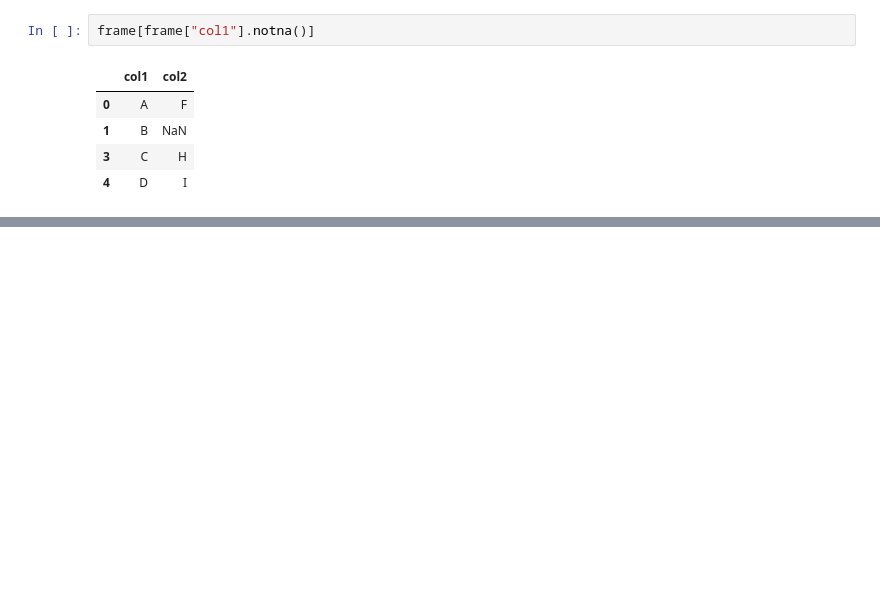
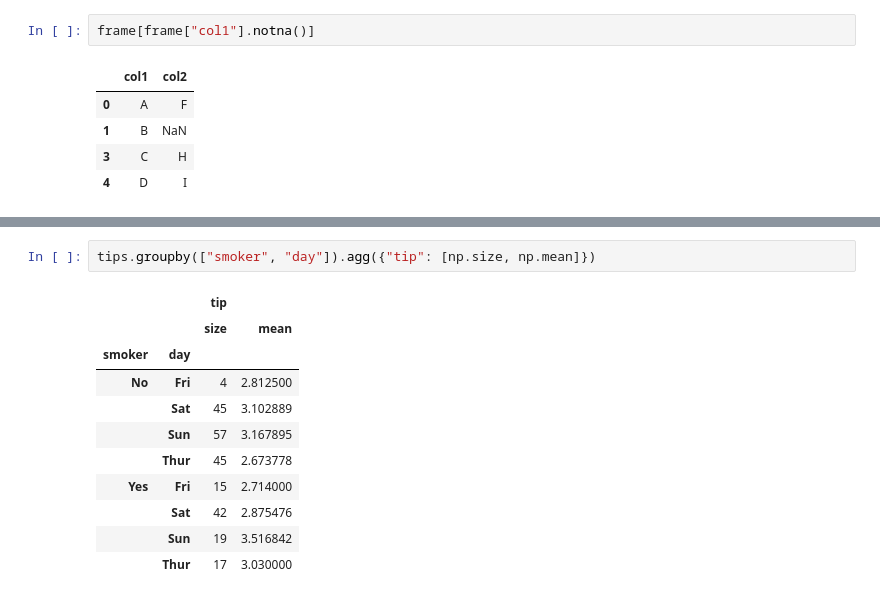
Before and after one commit to stevenkhwun/P4DS, a Jupyter notebook: SQL_in_Python.ipynb, the cells around one changed output, grey strips where cells are left out. Cells and saved outputs as stored; diff of their text form; blank space fills up the shorter version.

```diff
--- a/SQL_in_Python.ipynb
+++ b/SQL_in_Python.ipynb
@@ -273,0 +341,14 @@ frame[frame["col1"].notna()]
+# %%
+tips.groupby(["smoker", "day"]).agg({"tip": [np.size, np.mean]})
+# %% [output]
+|  |  | tip |  |
+|  |  | size | mean |
+| smoker | day |  |  |
+| No | Fri | 4 | 2.812500 |
+|  | Sat | 45 | 3.102889 |
+|  | Sun | 57 | 3.167895 |
+|  | Thur | 45 | 2.673778 |
+| Yes | Fri | 15 | 2.714000 |
+|  | Sat | 42 | 2.875476 |
+|  | Sun | 19 | 3.516842 |
+|  | Thur | 17 | 3.030000 |
```
Also changed, not shown: parts of 9 cells of this notebook.
